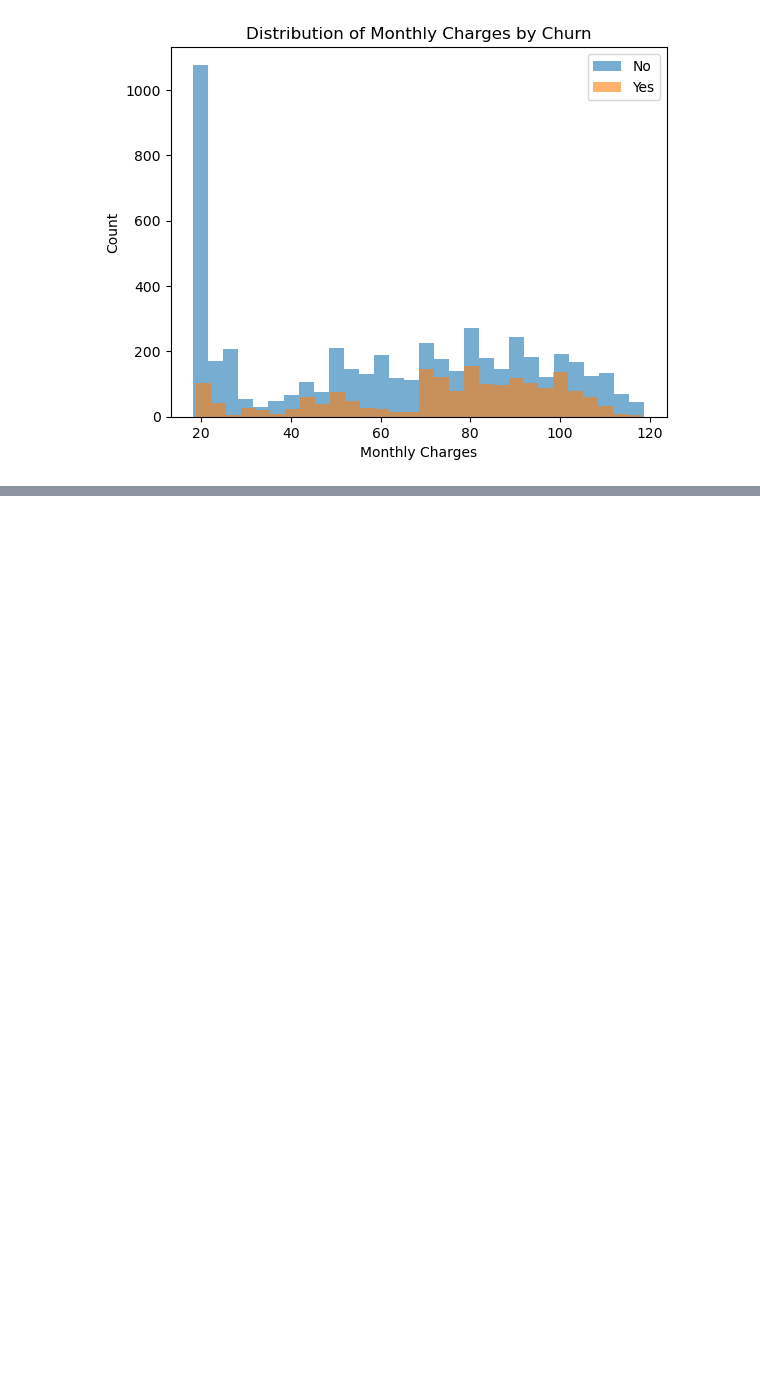
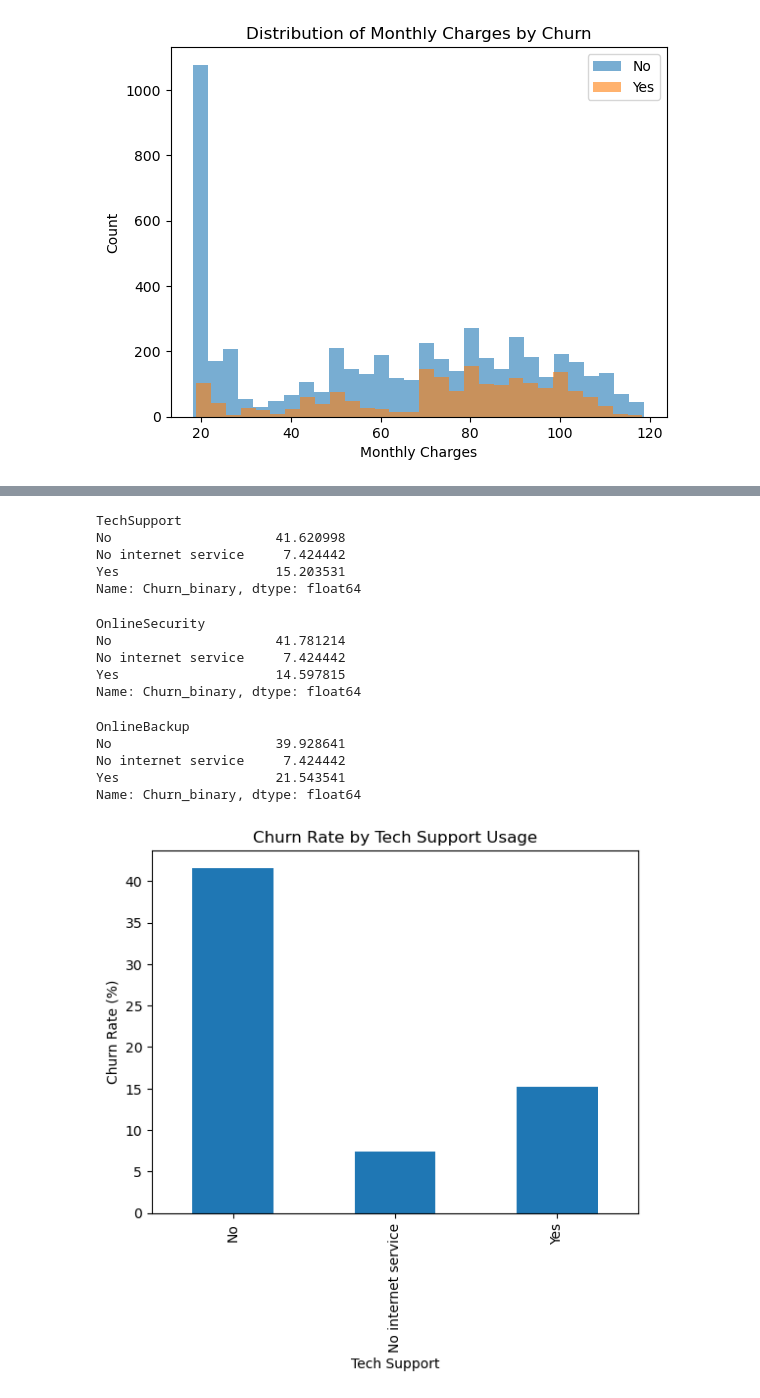
Before and after one commit to imyoonaheo/hipython, a Jupyter notebook: 45.데이터분석보고서.ipynb, the cells around one changed output, grey strips where cells are left out. Cells and saved outputs as stored; diff of their text form; code cells hidden in the pictures; blank space fills up the shorter version.

```diff
--- a/45.데이터분석보고서.ipynb
+++ b/45.데이터분석보고서.ipynb
@@ -373,0 +403,8 @@ plt.show()
+# %%
+bins = [0, 12, 24, 36, 48, 60, 72]
+labels = ['0-12', '13-24', '25-36', '37-48', '49-60', '61-72']
+
+df['tenure_group'] = pd.cut(df['tenure'], bins=bins, labels=labels, right=True)
+
+churn_rate_by_tenure = df.groupby('tenure_group')['Churn_binary'].mean() * 100
+churn_rate_by_tenure
@@ -373,0 +420,35 @@ plt.show()
+# %%
+df.groupby('TechSupport')['Churn_binary'].mean() * 100
+# %% [output]
+TechSupport
+No                     41.620998
+No internet service     7.424442
+Yes                    15.203531
+Name: Churn_binary, dtype: float64
+# %%
+df.groupby('OnlineSecurity')['Churn_binary'].mean() * 100
+# %% [output]
+OnlineSecurity
+No                     41.781214
+No internet service     7.424442
+Yes                    14.597815
+Name: Churn_binary, dtype: float64
+# %%
+df.groupby('OnlineBackup')['Churn_binary'].mean() * 100
+# %% [output]
+OnlineBackup
+No                     39.928641
+No internet service     7.424442
+Yes                    21.543541
+Name: Churn_binary, dtype: float64
+# %%
+import matplotlib.pyplot as plt
+
+churn_ts = df.groupby('TechSupport')['Churn_binary'].mean() * 100
+churn_ts.plot(kind='bar')
+plt.title('Churn Rate by Tech Support Usage')
+plt.ylabel('Churn Rate (%)')
+plt.xlabel('Tech Support')
+plt.show()
+# %% [output]
+[figure, added]
```
Also changed, not shown: parts of 12 cells of this notebook, 1 other file.
